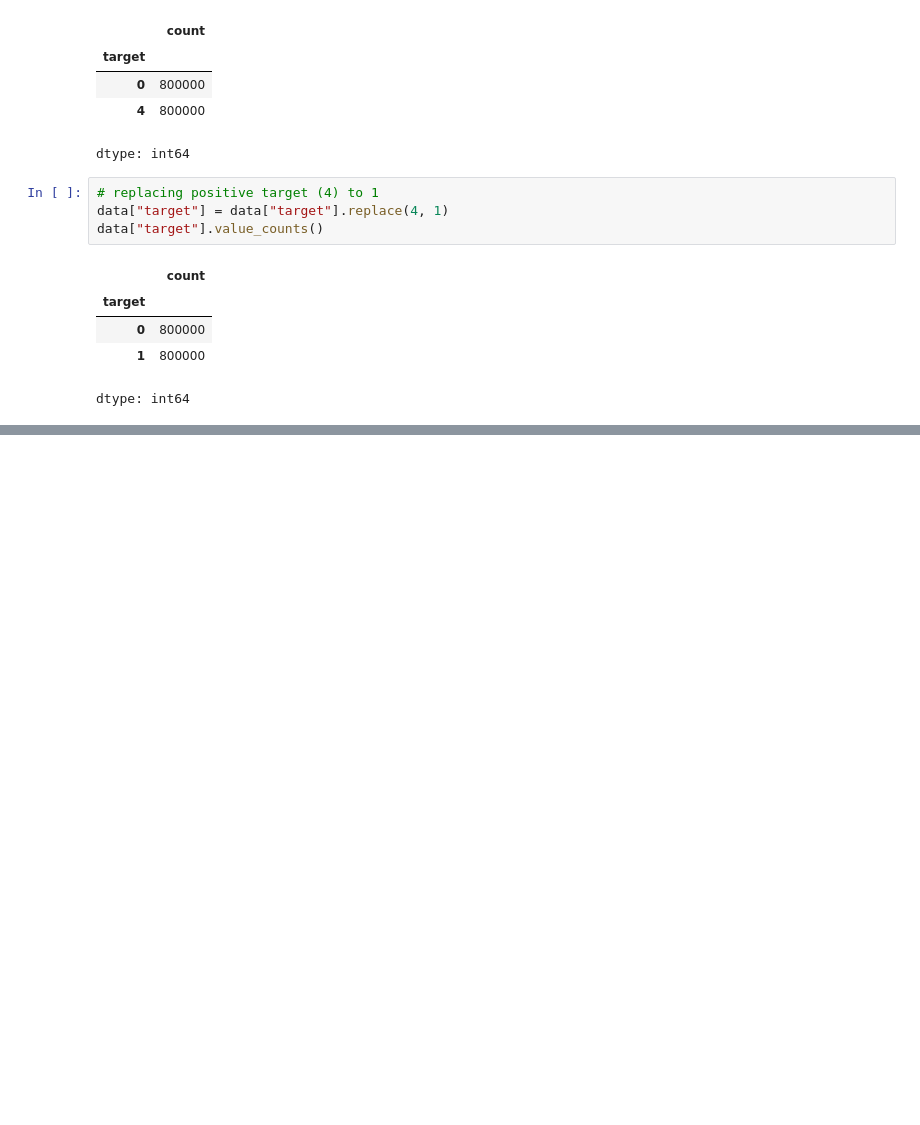
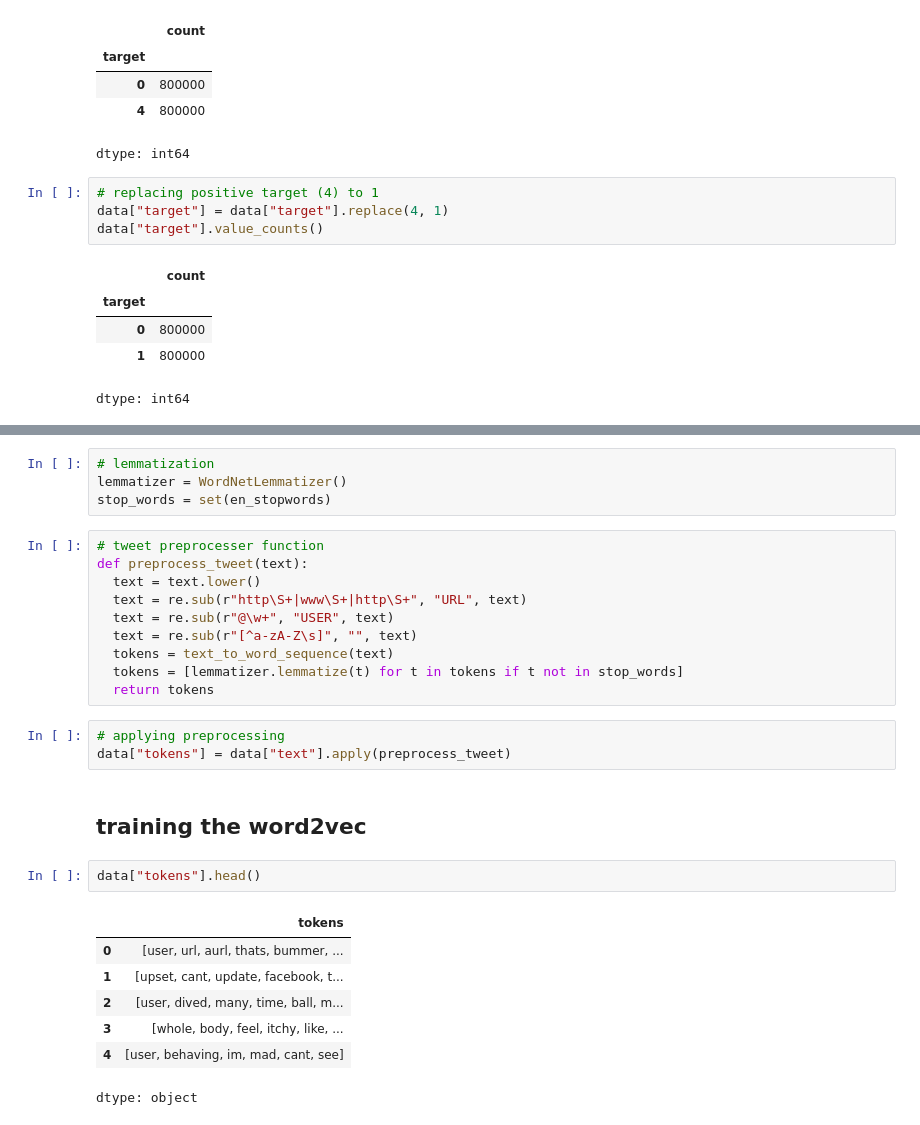
Before and after one commit to kamijoseph/Twitter-Sentiment-Analysis, a Jupyter notebook: DL.ipynb, the cells around one changed output, grey strips where cells are left out. Saved outputs shown, nothing was run; the diff lists cells and outputs as text; blank space fills up the shorter version.

```diff
--- a/DL.ipynb
+++ b/DL.ipynb
@@ -132,0 +164,29 @@ dtype: int64
+# %%
+# lemmatization
+lemmatizer = WordNetLemmatizer()
+stop_words = set(en_stopwords)
+# %%
+# tweet preprocesser function
+def preprocess_tweet(text):
+  text = text.lower()
+  text = re.sub(r"http\S+|www\S+|http\S+", "URL", text)
+  text = re.sub(r"@\w+", "USER", text)
+  text = re.sub(r"[^a-zA-Z\s]", "", text)
+  tokens = text_to_word_sequence(text)
+  tokens = [lemmatizer.lemmatize(t) for t in tokens if t not in stop_words]
+  return tokens
+# %%
+# applying preprocessing
+data["tokens"] = data["text"].apply(preprocess_tweet)
+# %% [markdown]
+## training the word2vec
+# %%
+data["tokens"].head()
+# %% [output]
+|  | tokens |
+| 0 | [user, url, aurl, thats, bummer, ... |
+| 1 | [upset, cant, update, facebook, t... |
+| 2 | [user, dived, many, time, ball, m... |
+| 3 | [whole, body, feel, itchy, like, ... |
+| 4 | [user, behaving, im, mad, cant, see] |
+dtype: object
```
Also changed, not shown: parts of 9 cells of this notebook.
